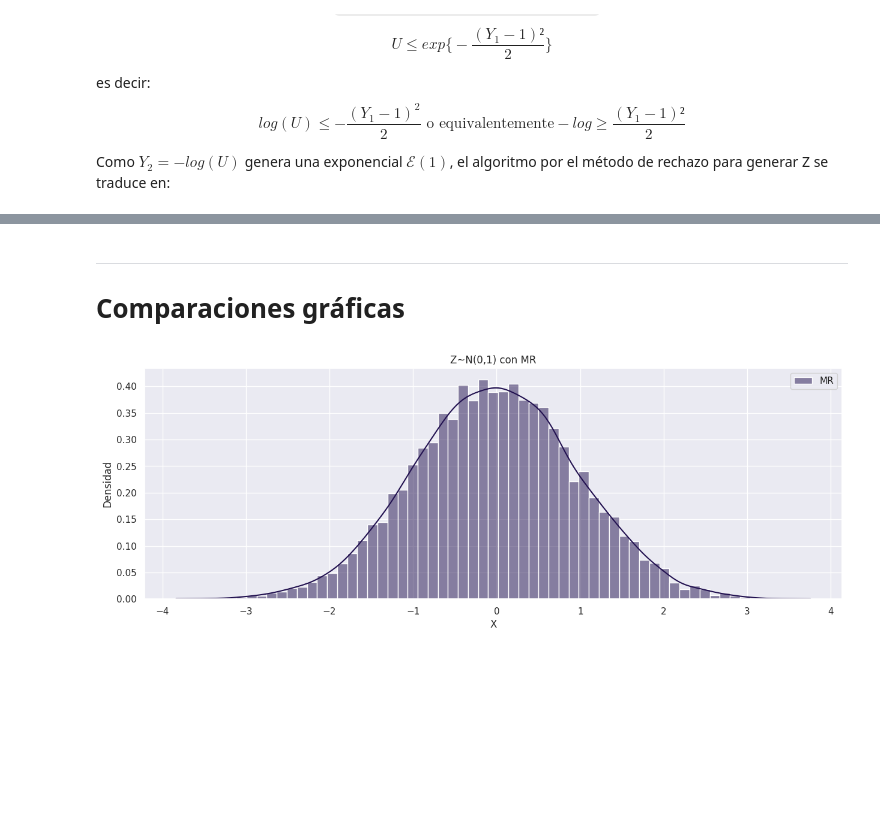
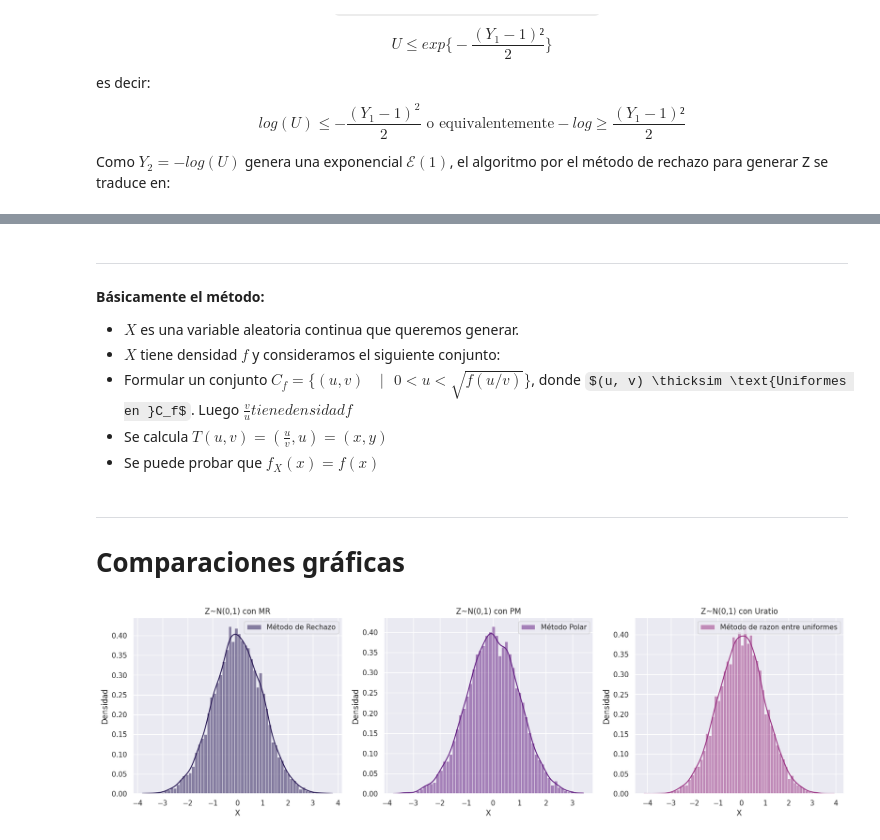
Before and after one commit to alvaro-mediina/modelos-y-simulacion-2025, a Jupyter notebook: tp5-var-aleatorias-continuas/Ejercicio-9.ipynb, the cells around one changed output, grey strips where cells are left out. Cells and saved outputs as stored; diff of their text form; code cells hidden in the pictures; some formulas as TeX source; blank space fills up the shorter version.

Commit message:
feat: :sparkles: Métodos implementados  - Ejercicio 9

```diff
--- a/tp5-var-aleatorias-continuas/Ejercicio-9.ipynb
+++ b/tp5-var-aleatorias-continuas/Ejercicio-9.ipynb
@@ -87,19 +169,54 @@ def ZMR(mu:float, sigma:float) -> float:
+# %% [markdown]
+---
+**Básicamente el método:**
+- $X$ es una variable aleatoria continua que queremos generar.
+- $X$ tiene densidad $f$ y consideramos el siguiente conjunto:
+- Formular un conjunto $C_f = \bigg\{(u,v)\quad |\text{ } 0 < u < \sqrt{f(u/v)} \bigg\}$, donde $(u, v) \thicksim \text{Uniformes en }C_f$. Luego $\frac{v}{u} tiene densidad f$
+- Se calcula $T(u,v) = (\frac{u}{v}, u) = (x,y)$
+- Se puede probar que $f_X(x) = f(x)$
+# %%
+NV_MAGICCONST = 4 * e**(-0.5) / sqrt(2.0)
+
+def Uratio (mu:float, sigma:float) -> float:
+    while True:
+        u1 = random()
+        u2 = 1.0 - random()
+        z = NV_MAGICCONST * (u1 - 0.5) / u2
+        zz = z * z / 4.0
+        if zz <= -log(u2):
+            break
+    return mu + z * sigma
 # %% [markdown]
 ---
 # Comparaciones gráficas
 # %%
 Nsim = 10_000
 ZMR_samples = [ZMR(mu=0, sigma=1) for _ in range(Nsim)]
+PolarM_samples = [PolarMethod(mu=0, sigma=1)[1] for _ in range(Nsim)]
+Uratio_samples = [Uratio(mu=0, sigma=1) for _ in range(Nsim)]
 
 pallete = sns.color_palette("magma")
 
-fig, axes = plt.subplots(1,1, figsize=(15,5))
-sns.histplot(ZMR_samples, stat='density', color=pallete[0], label="MR", kde=True)
-axes.set_title("Z~N(0,1) con MR")
-axes.legend()
-axes.set_xlabel("X")
-axes.set_ylabel("Densidad")
+fig, axes = plt.subplots(1,3, figsize=(20,5))
+sns.histplot(ZMR_samples, stat='density', color=pallete[0], ax=axes[0], label="Método de Rechazo", kde=True)
+axes[0].set_title("Z~N(0,1) con MR")
+axes[0].legend()
+axes[0].set_xlabel("X")
+axes[0].set_ylabel("Densidad")
+
+sns.histplot(PolarM_samples, stat='density', color=pallete[1], ax=axes[1], label="Método Polar", kde=True)
+axes[1].set_title("Z~N(0,1) con PM")
+axes[1].legend()
+axes[1].set_xlabel("X")
+axes[1].set_ylabel("Densidad")
+
+sns.histplot(Uratio_samples, stat='density', color=pallete[2], ax=axes[2], label="Método de razon entre uniformes", kde=True)
+axes[2].set_title("Z~N(0,1) con Uratio")
+axes[2].legend()
+axes[2].set_xlabel("X")
+axes[2].set_ylabel("Densidad")
+
 
 plt.show()
 # %% [output]
-[figure, old version]
+[figure, new version]
```
Also changed, not shown: parts of 8 cells of this notebook.
